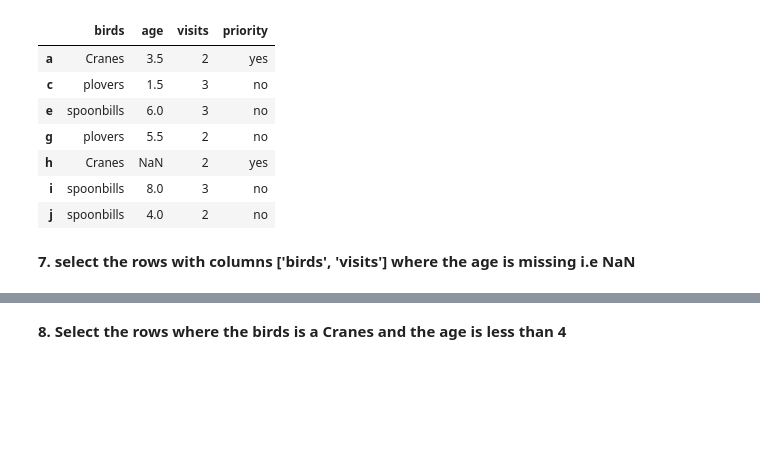
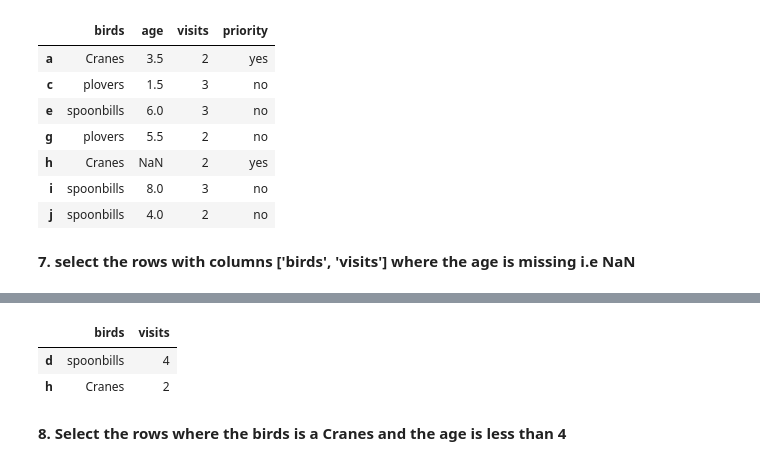
Before and after one commit to Bhanu-12/AppliedAI, a Jupyter notebook: 1.2_pandas_basics_practice.ipynb, the cells around one changed output, grey strips where cells are left out. Saved outputs shown, nothing was run; the diff lists cells and outputs as text; code cells hidden in the pictures; blank space fills up the shorter version.

Commit message:
added solution to 7. select the rows with columns ['birds', 'visits'] where the age is missing i.e NaN

```diff
--- a/1.2_pandas_basics_practice.ipynb
+++ b/1.2_pandas_basics_practice.ipynb
@@ -107,3 +94,9 @@ df[df['visits']<4]
+# %%
+df[['birds','visits']][df['age'].isnull()]
+# %% [output]
+|  | birds | visits |
+| d | spoonbills | 4 |
+| h | Cranes | 2 |
 # %% [markdown]
 **8. Select the rows where the birds is a Cranes and the age is less than 4**
 # %%
```
Also changed, not shown: parts of 1 cell of this notebook.
